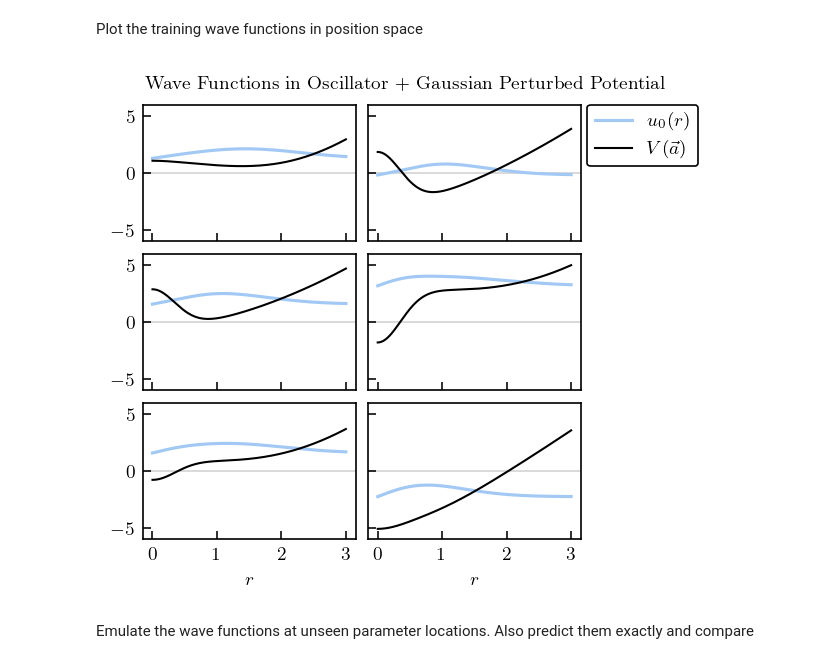
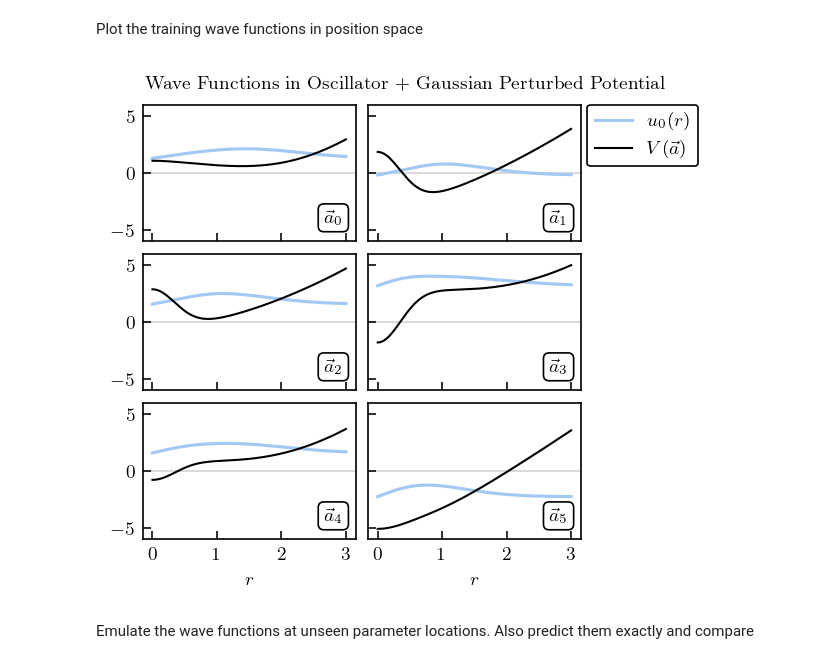
Before and after one commit to jordan-melendez/quantum-emulator-examples, a Jupyter notebook: notebooks/harmonic_oscillator_bound_states.ipynb, the cells around one changed output. Cells and saved outputs as stored; diff of their text form; code cells hidden in the pictures.

```diff
--- a/notebooks/harmonic_oscillator_bound_states.ipynb
+++ b/notebooks/harmonic_oscillator_bound_states.ipynb
@@ -92,22 +92,27 @@ Plot the training wave functions in position space
 # %%
 fig, axes = plt.subplots(len(p_train)//2, 2+(len(p_train)%2), figsize=(4, 3.5), sharey=True, sharex=True)
 
 V0 = oscillator_potential(r_grid, mass=mass, omega=1)
 for i, p_i in enumerate(p_train):
     ax = axes.ravel()[i]
     ax.plot(r_grid, wf_train[:, i]+ham.E_train[i], label=r'$u_0(r)$')
     ax.axhline(0, 0, 1, c='lightgrey', lw=0.8, zorder=0)
     V = V0 + H1_r_grid @ p_i
     ax.plot(r_grid, V, c='k', lw=1, label=r"$V(\vec{a})$")
+    ax.text(
+        0.94, 0.11, fr"$\vec{{a}}_{{{i}}}$",
+        transform=ax.transAxes, ha='right', va='bottom',
+        bbox=dict(facecolor='w', boxstyle='round'),
+    )
 axes[0, -1].legend(loc='upper left', bbox_to_anchor=(1.03,1), borderaxespad=0)
 for ax in axes[-1]:
     ax.set_xlabel(r"$r$")
     ax.set_xticks([0, 1, 2, 3])
 ax.set_ylim(-6, 6)
 fig.suptitle("Wave Functions in Oscillator + Gaussian Perturbed Potential")
 fig.savefig("wave_functions_efficient_basis.png")
 # %% [output]
-[figure, old version]
+[figure, new version]
 # %%
 from emulate.graphs import PRED_KWARGS, BASIS_KWARGS, FULL_KWARGS
 # %% [markdown]
```
Also changed, not shown: parts of 2 cells of this notebook.
